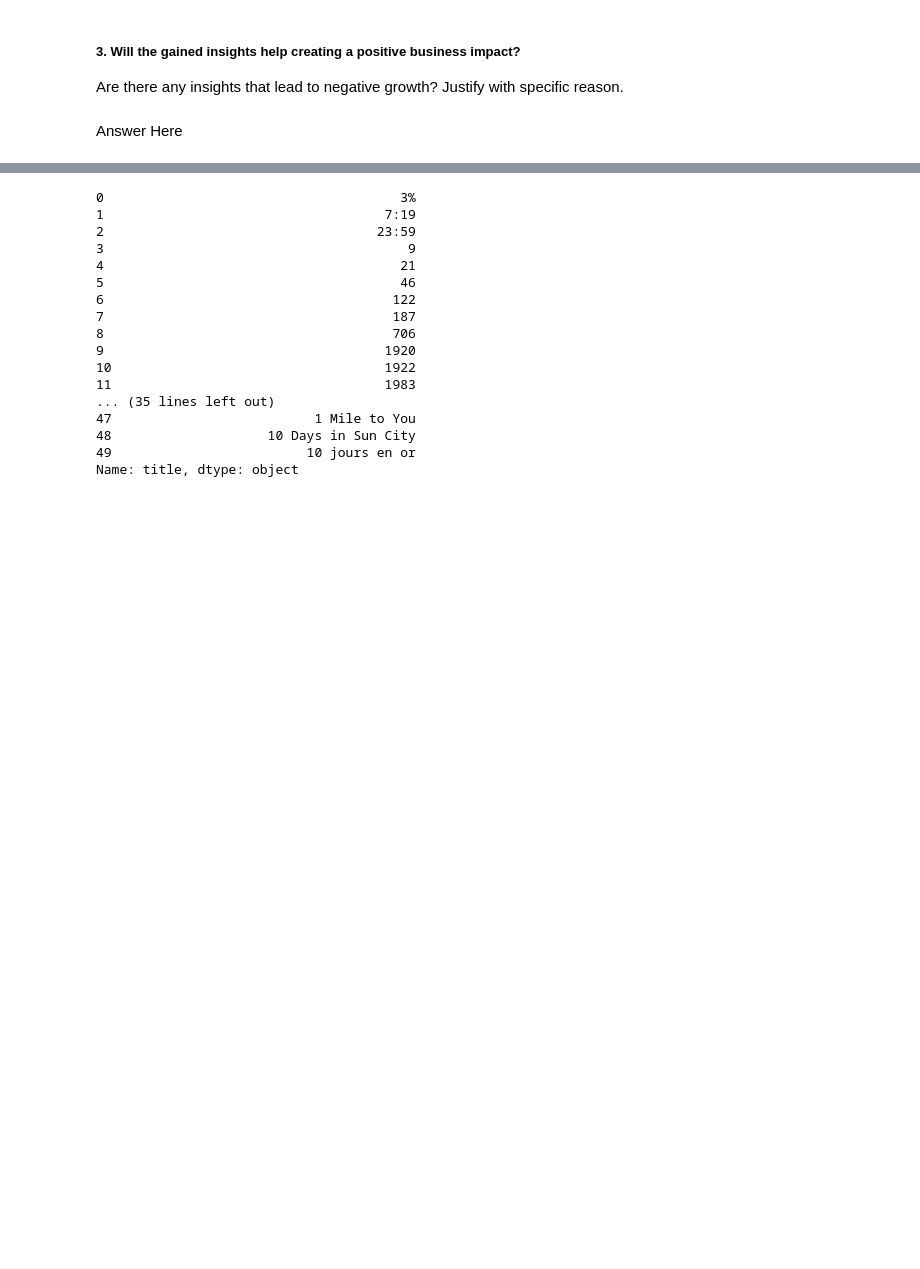
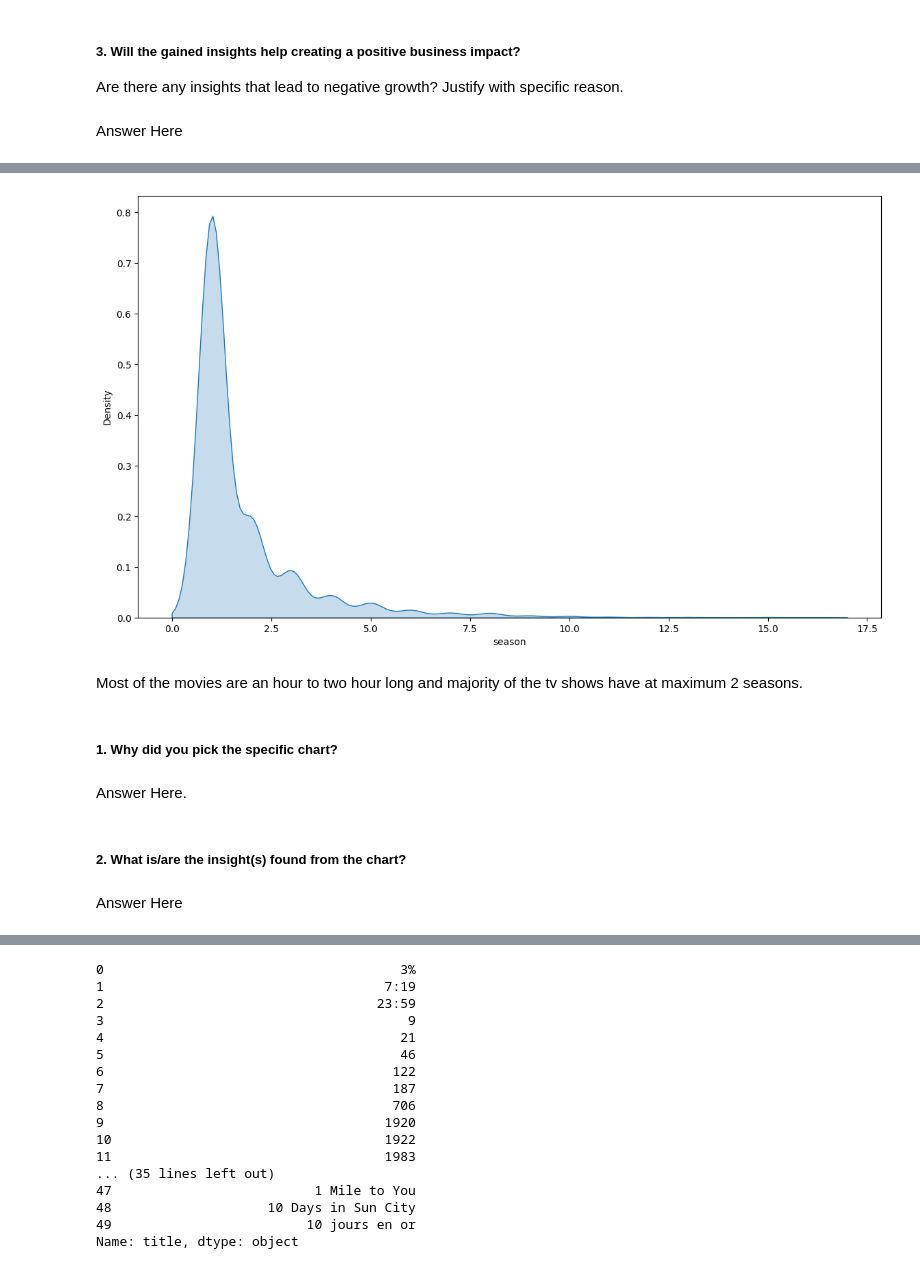
Before and after one commit to 007tickooayush/ML-Unsupervised-Netflix-Clustering-Recommendation-Project, a Jupyter notebook: Ayush_Tickoo_ML_Capstone_Unsupervised_Project.ipynb, the cells around one changed output, grey strips where cells are left out. Saved outputs shown, nothing was run; the diff lists cells and outputs as text; code cells hidden in the pictures; blank space fills up the shorter version.

```diff
--- a/Ayush_Tickoo_ML_Capstone_Unsupervised_Project.ipynb
+++ b/Ayush_Tickoo_ML_Capstone_Unsupervised_Project.ipynb
@@ -962,0 +1021,16 @@ Answer Here
+# %%
+plt.figure(figsize = (14,8))
+sns.kdeplot(data = df.loc[df['season'] != 0, 'season'], fill = True)
+plt.show()
+# %% [output]
+[figure, added]
+# %% [markdown]
+Most of the movies are an hour to two hour long and majority of the tv shows have at maximum 2 seasons.
+# %% [markdown]
+##### 1. Why did you pick the specific chart?
+# %% [markdown]
+Answer Here.
+# %% [markdown]
+##### 2. What is/are the insight(s) found from the chart?
+# %% [markdown]
+Answer Here
```
Also changed, not shown: parts of 59 cells of this notebook.
